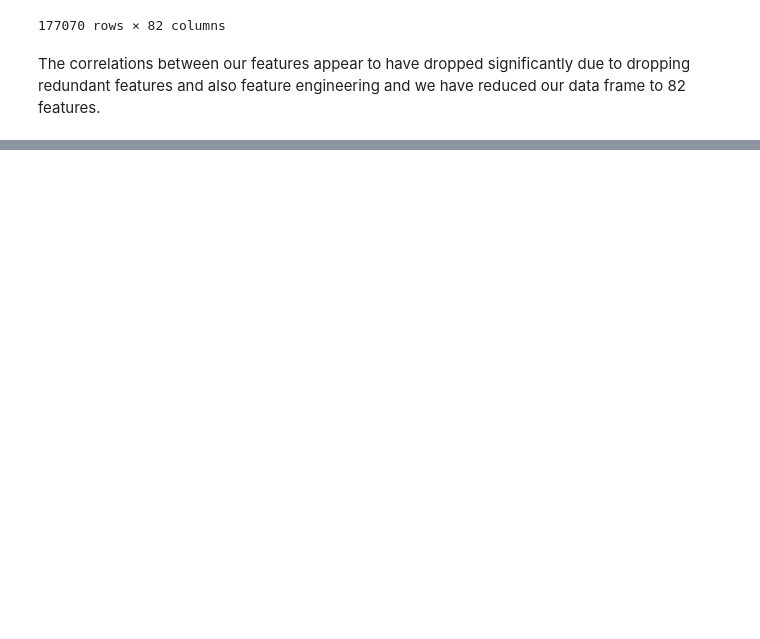
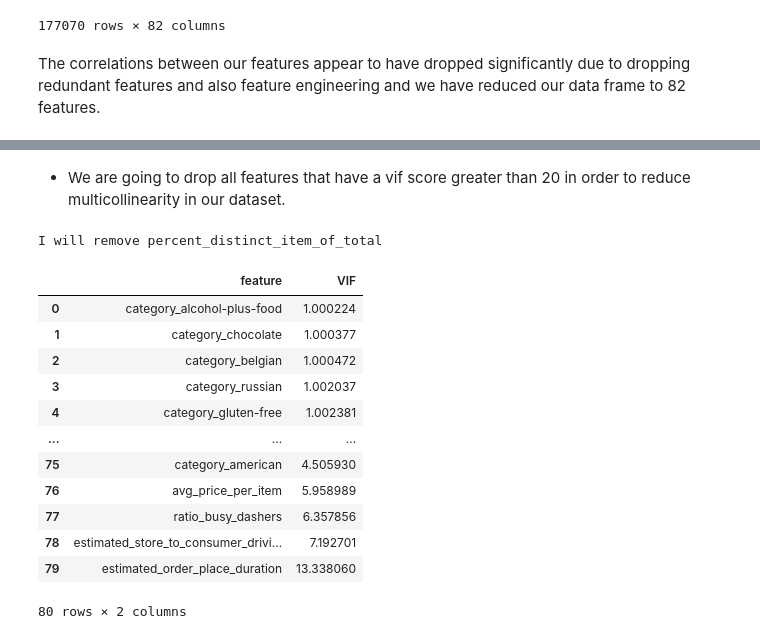
Before and after one commit to muammerkaan/Door_Dash_Interview_Regression_Project, a Jupyter notebook: doordashproject.ipynb, the cells around one changed output, grey strips where cells are left out. Drawn from its saved outputs; the diff is of its cells as text; code cells hidden in the pictures; blank space fills up the shorter version.

```diff
--- a/doordashproject.ipynb
+++ b/doordashproject.ipynb
@@ -402,0 +437,30 @@ The correlations between our features appear to have dropped significantly due t
+# %% [markdown]
+* We are going to drop all features that have a vif score greater than 20 in order to reduce multicollinearity in our dataset.
+# %%
+# Use a while loop to drop all features with a vif score greater than 20.
+multicollinearity = True
+
+while multicollinearity:
+    highest_vif_feature = vif_data['feature'].values.tolist()[-1]
+    print('I will remove', highest_vif_feature)
+    features.remove(highest_vif_feature)
+    vif_data = compute_vif(features)
+    multicollinearity = False if len(vif_data[vif_data.VIF > 20]) == 0 else True
+
+selected_features = vif_data['feature'].values.tolist()
+vif_data
+# %% [output]
+I will remove percent_distinct_item_of_total
+|  | feature | VIF |
+| 0 | category_alcohol-plus-food | 1.000224 |
+| 1 | category_chocolate | 1.000377 |
+| 2 | category_belgian | 1.000472 |
+| 3 | category_russian | 1.002037 |
+| 4 | category_gluten-free | 1.002381 |
+| ... | ... | ... |
+| 75 | category_american | 4.505930 |
+| 76 | avg_price_per_item | 5.958989 |
+| 77 | ratio_busy_dashers | 6.357856 |
+| 78 | estimated_store_to_consumer_drivi... | 7.192701 |
+| 79 | estimated_order_place_duration | 13.338060 |
+80 rows × 2 columns
```
Also changed, not shown: parts of 16 cells of this notebook.
